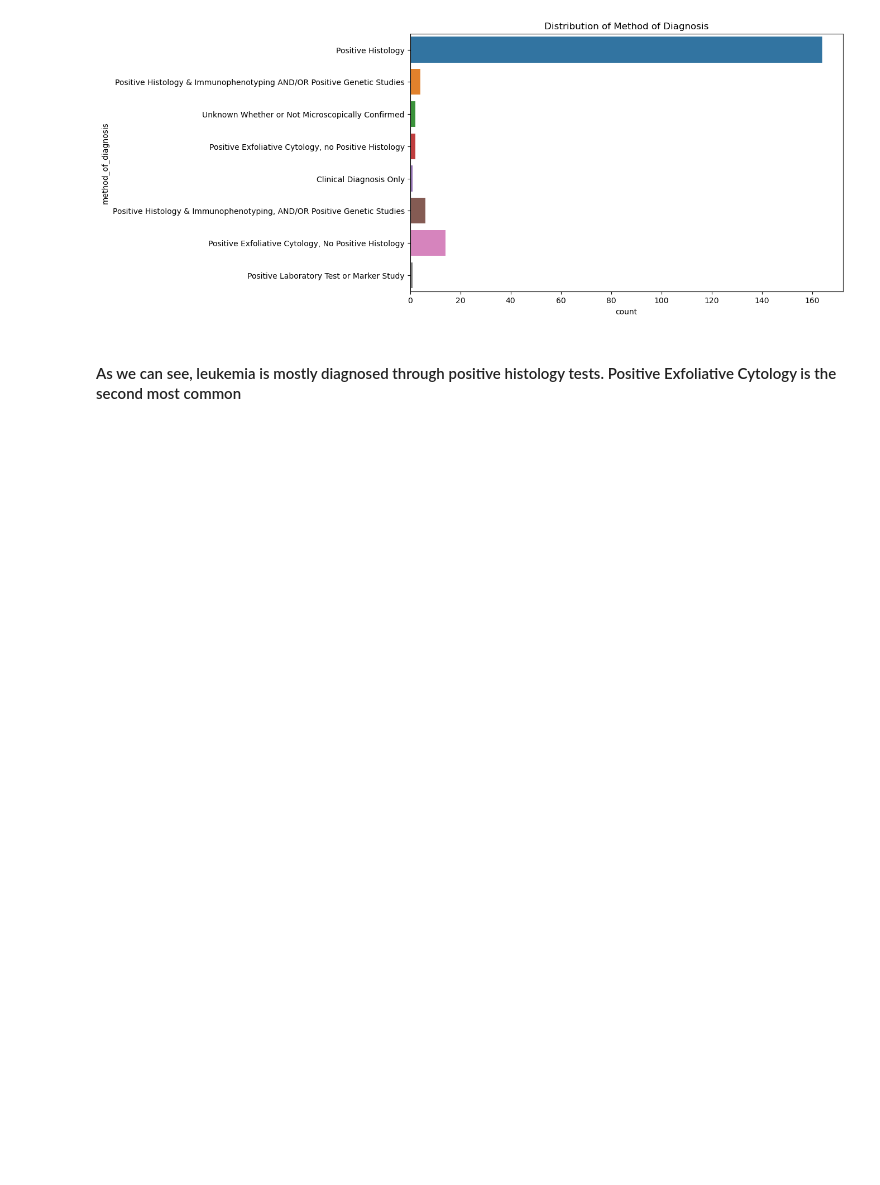
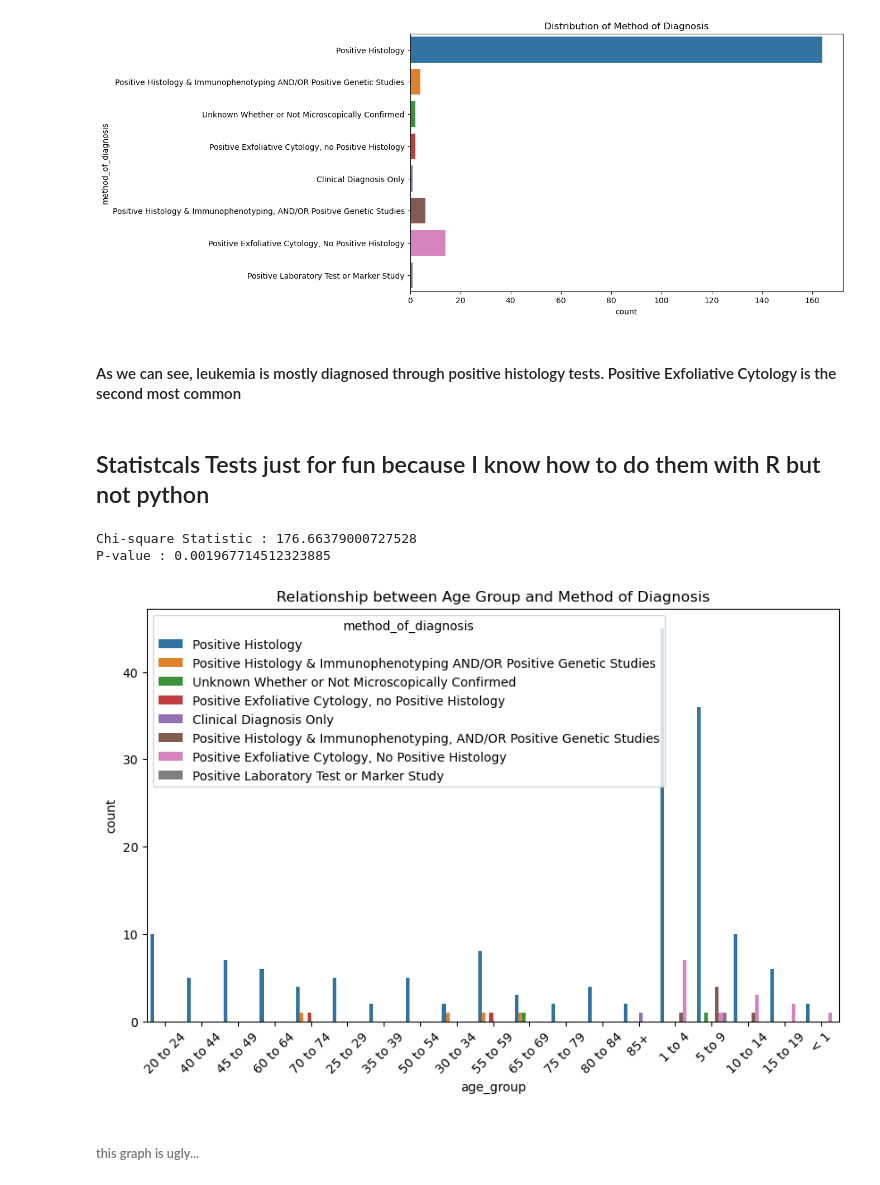
Before and after one commit to hollyaktgw/PUBH1142, a Jupyter notebook: Leukemia Data Analysis.ipynb, the cells around one changed output. Saved outputs shown, nothing was run; the diff lists cells and outputs as text; code cells hidden in the pictures; blank space fills up the shorter version.

```diff
--- a/Leukemia Data Analysis.ipynb
+++ b/Leukemia Data Analysis.ipynb
@@ -190,3 +190,28 @@ plt.show()
 [figure]
 # %% [markdown]
 #### As we can see, leukemia is mostly diagnosed through positive histology tests. Positive Exfoliative Cytology is the second most common
+# %% [markdown]
+## Statistcals Tests just for fun because I know how to do them with R but not python
+# %%
+from scipy.stats import chi2_contingency
+
+# Assuming 'column1' and 'column2' are your categorical columns
+contingency_table = pd.crosstab(df['age_group'], df['method_of_diagnosis'])
+chi2, p, dof, expected = chi2_contingency(contingency_table)
+
+print(f"Chi-square Statistic : {chi2}")
+print(f"P-value : {p}")
+
+
+# show the relationship between the two categories and tilt the x-axis labels
+plt.figure(figsize=(10, 6))
+sns.countplot(x='age_group', hue='method_of_diagnosis', data=df)
+plt.title('Relationship between Age Group and Method of Diagnosis')
+plt.xticks(rotation=45)
+plt.show()
+# %% [output]
+Chi-square Statistic : 176.66379000727528
+P-value : 0.001967714512323885
+[figure, added]
+# %% [markdown]
+###### this graph is ugly...
```
Also changed, not shown: parts of 1 cell of this notebook.
